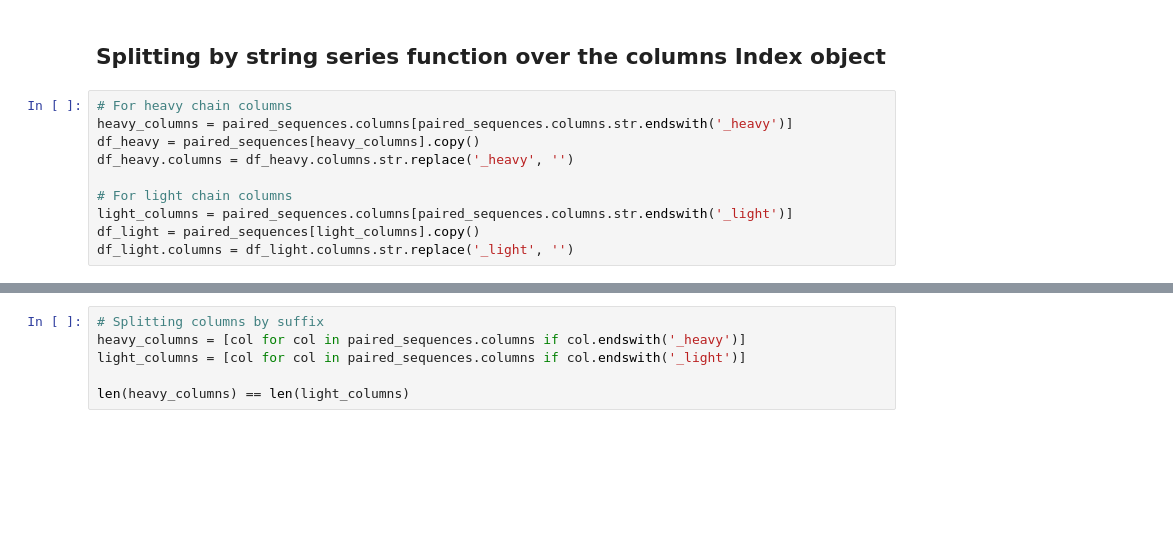
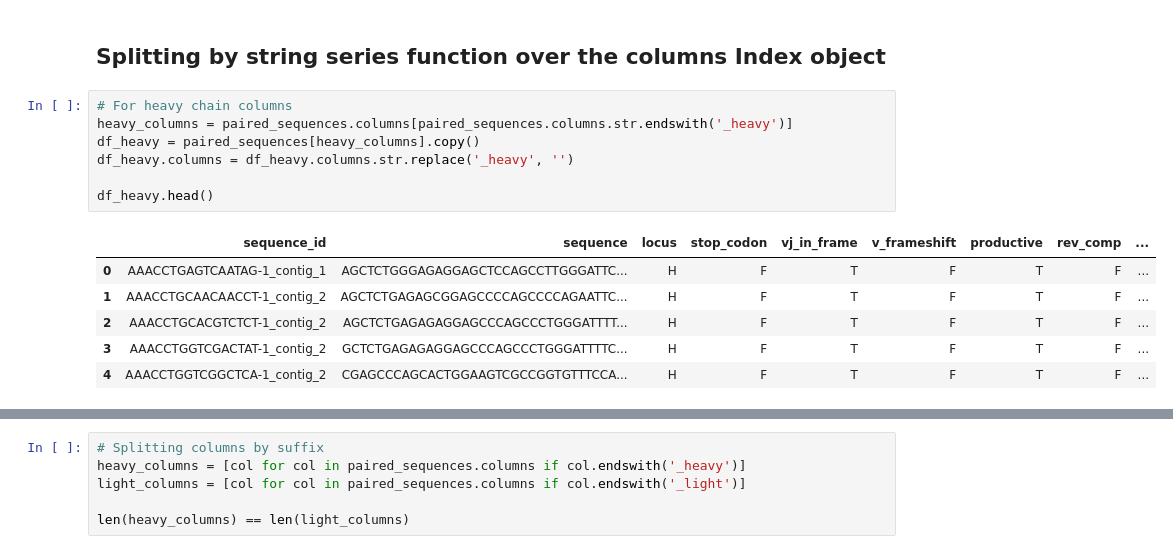
Before and after one commit to cameronhu/AntibodyBigQuery, a Jupyter notebook: notebooks/split.ipynb, the cells around one changed output, grey strips where cells are left out. Cells and saved outputs as stored; diff of their text form; blank space fills up the shorter version.

```diff
--- a/notebooks/split.ipynb
+++ b/notebooks/split.ipynb
@@ -18,10 +18,14 @@ paired_sequences = pd.read_csv(data_unit_file, header=1)
 # %%
 # For heavy chain columns
 heavy_columns = paired_sequences.columns[paired_sequences.columns.str.endswith('_heavy')]
 df_heavy = paired_sequences[heavy_columns].copy()
 df_heavy.columns = df_heavy.columns.str.replace('_heavy', '')
 
-# For light chain columns
-light_columns = paired_sequences.columns[paired_sequences.columns.str.endswith('_light')]
-df_light = paired_sequences[light_columns].copy()
-df_light.columns = df_light.columns.str.replace('_light', '')
+df_heavy.head()
+# %% [output]
+|  | sequence_id | sequence | locus | stop_codon | vj_in_frame | v_frameshift | productive | rev_comp | ... |
+| 0 | AAACCTGAGTCAATAG-1_contig_1 | AGCTCTGGGAGAGGAGCTCCAGCCTTGGGATTC... | H | F | T | F | T | F | ... |
+| 1 | AAACCTGCAACAACCT-1_contig_2 | AGCTCTGAGAGCGGAGCCCCAGCCCCAGAATTC... | H | F | T | F | T | F | ... |
+| 2 | AAACCTGCACGTCTCT-1_contig_2 | AGCTCTGAGAGAGGAGCCCAGCCCTGGGATTTT... | H | F | T | F | T | F | ... |
+| 3 | AAACCTGGTCGACTAT-1_contig_2 | GCTCTGAGAGAGGAGCCCAGCCCTGGGATTTTC... | H | F | T | F | T | F | ... |
+| 4 | AAACCTGGTCGGCTCA-1_contig_2 | CGAGCCCAGCACTGGAAGTCGCCGGTGTTTCCA... | H | F | T | F | T | F | ... |
```
Also changed, not shown: parts of 2 cells of this notebook, 3 other files.
